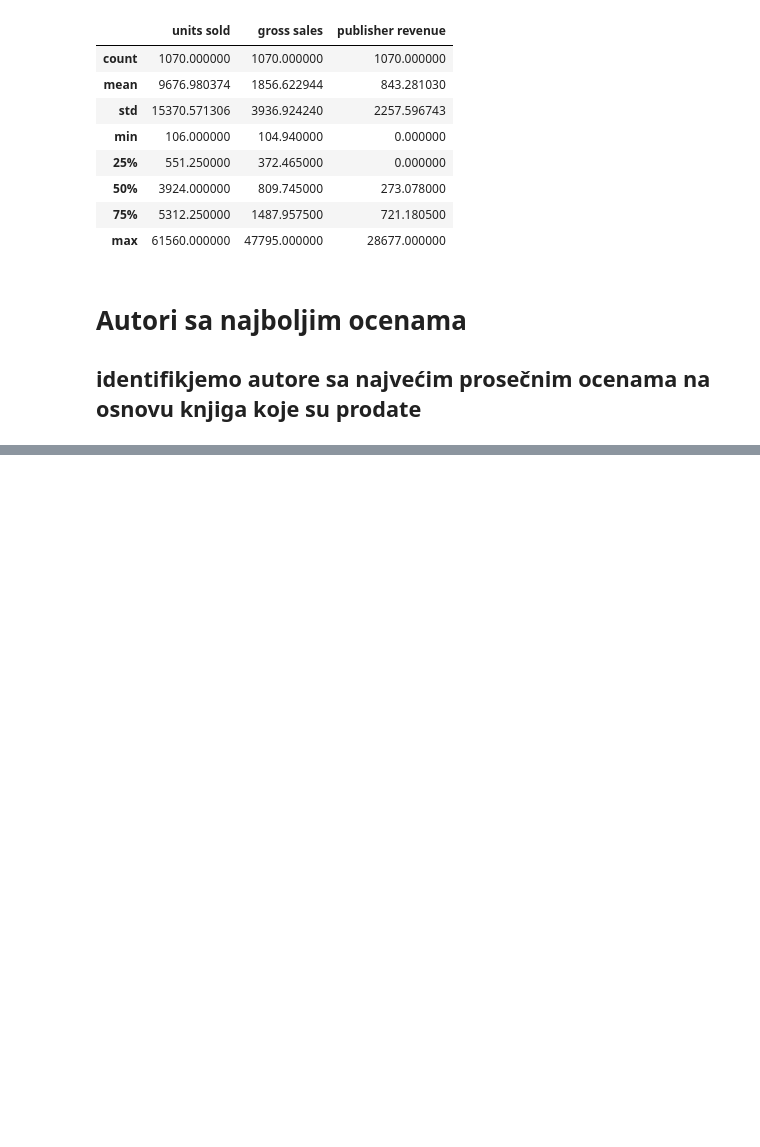
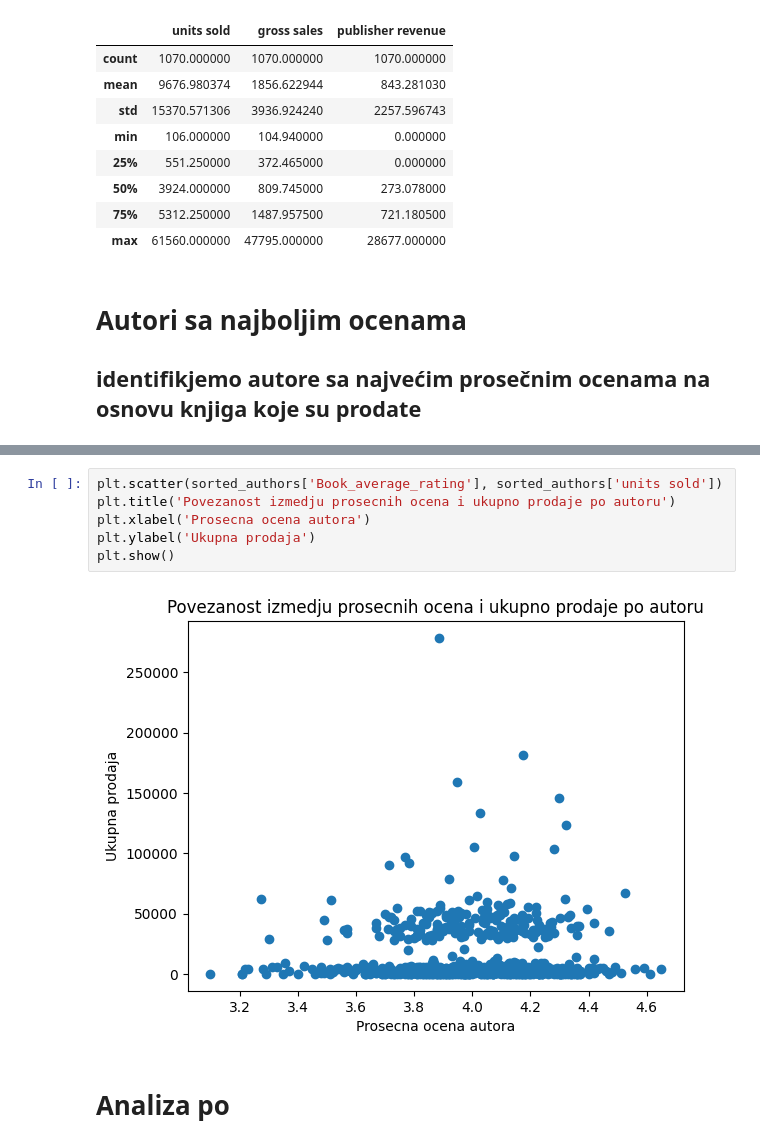
Before and after one commit to lamijakoca/Books_sales-ratings, a Jupyter notebook: books_analysis.ipynb, the cells around one changed output, grey strips where cells are left out. Drawn from its saved outputs; the diff is of its cells as text; blank space fills up the shorter version.

```diff
--- a/books_analysis.ipynb
+++ b/books_analysis.ipynb
@@ -90,0 +151,10 @@ selected_columns.describe()
+# %%
+plt.scatter(sorted_authors['Book_average_rating'], sorted_authors['units sold'])
+plt.title('Povezanost izmedju prosecnih ocena i ukupno prodaje po autoru')
+plt.xlabel('Prosecna ocena autora')
+plt.ylabel('Ukupna prodaja')
+plt.show()
+# %% [output]
+[figure, added]
+# %% [markdown]
+# Analiza po
```
Also changed, not shown: parts of 4 cells of this notebook.
